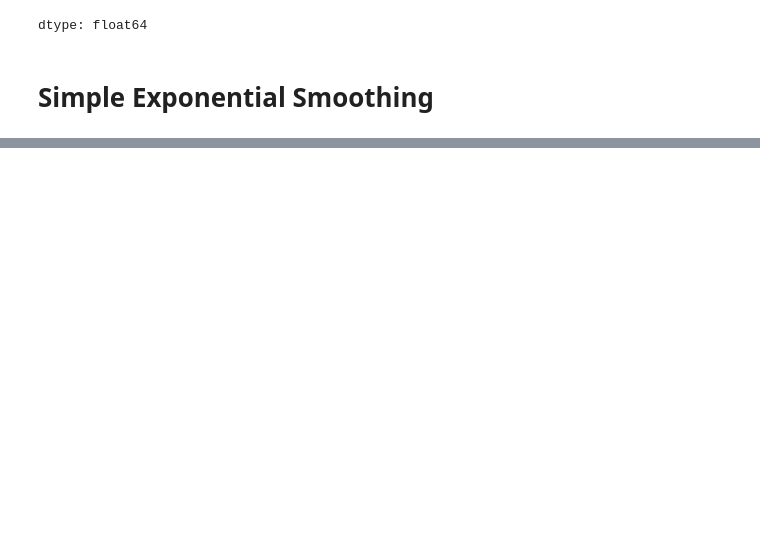
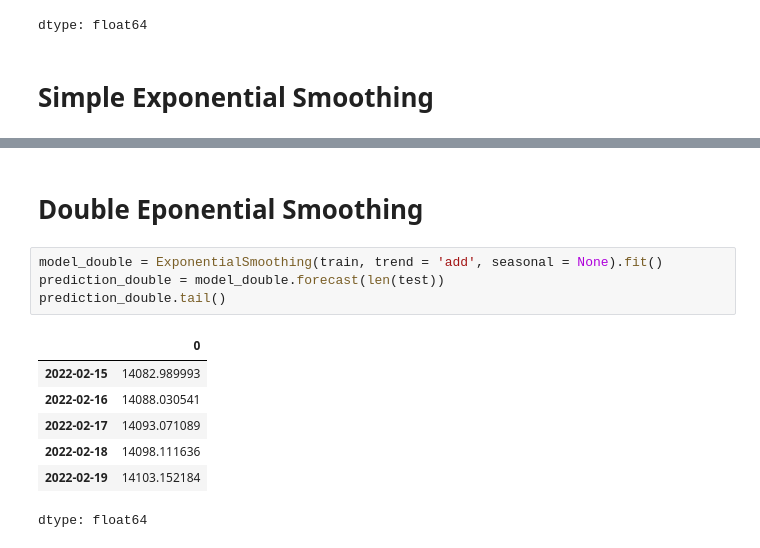
Before and after one commit to DarshanaHeendeniya/ML_Learning, a Jupyter notebook: Bitcoin_Price.ipynb, the cells around one changed output, grey strips where cells are left out. Drawn from its saved outputs; the diff is of its cells as text; blank space fills up the shorter version.

```diff
--- a/Bitcoin_Price.ipynb
+++ b/Bitcoin_Price.ipynb
@@ -397,0 +420,14 @@ model_fit = model.fit()
+# %% [markdown]
+# **Double Eponential Smoothing**
+# %%
+model_double = ExponentialSmoothing(train, trend = 'add', seasonal = None).fit()
+prediction_double = model_double.forecast(len(test))
+prediction_double.tail()
+# %% [output]
+|  | 0 |
+| 2022-02-15 | 14082.989993 |
+| 2022-02-16 | 14088.030541 |
+| 2022-02-17 | 14093.071089 |
+| 2022-02-18 | 14098.111636 |
+| 2022-02-19 | 14103.152184 |
+dtype: float64
```
Also changed, not shown: parts of 5 cells of this notebook.
